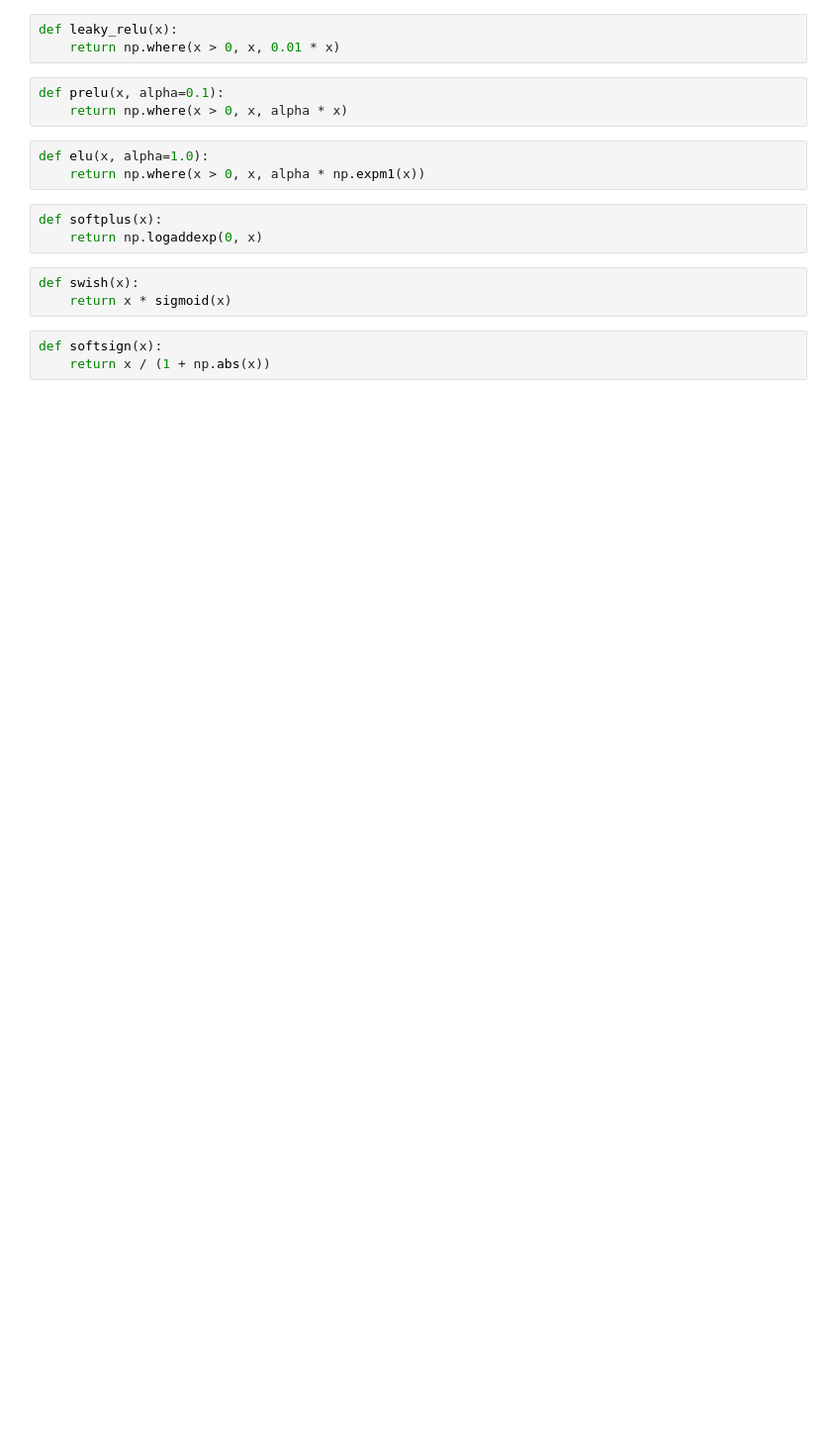
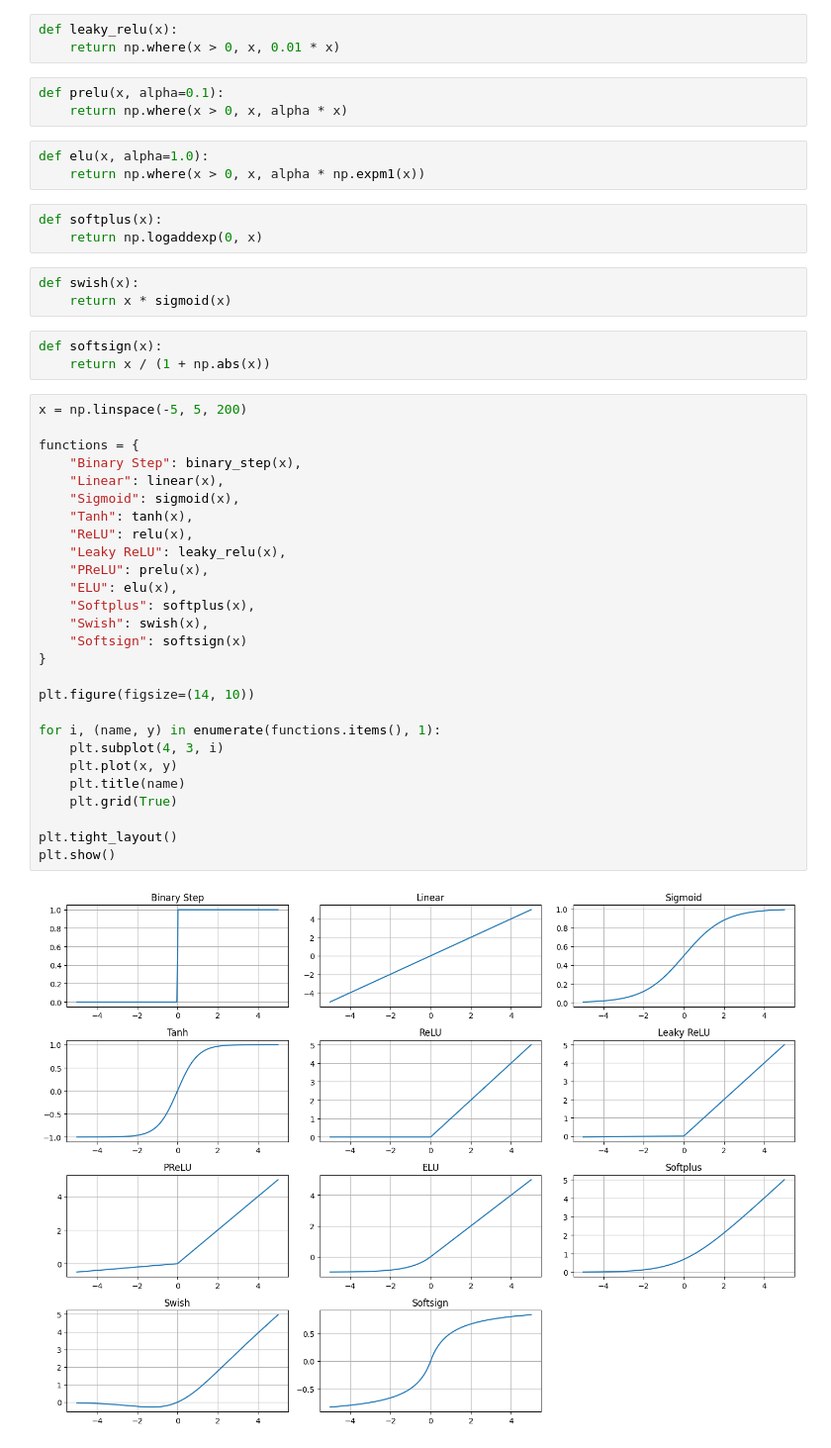
Before and after one commit to Savindi2002/data-science-journey, a Jupyter notebook: Activation_function.ipynb, the cells around one changed output. Shown at 99% size. Saved outputs shown, nothing was run; the diff lists cells and outputs as text; blank space fills up the shorter version.

Commit message:
Plot all 11 activation functions

```diff
--- a/Activation_function.ipynb
+++ b/Activation_function.ipynb
@@ -96,3 +96,32 @@ def swish(x):
 # %%
 def softsign(x):
     return x / (1 + np.abs(x))
+# %%
+x = np.linspace(-5, 5, 200)
+
+functions = {
+    "Binary Step": binary_step(x),
+    "Linear": linear(x),
+    "Sigmoid": sigmoid(x),
+    "Tanh": tanh(x),
+    "ReLU": relu(x),
+    "Leaky ReLU": leaky_relu(x),
+    "PReLU": prelu(x),
+    "ELU": elu(x),
+    "Softplus": softplus(x),
+    "Swish": swish(x),
+    "Softsign": softsign(x)
+}
+
+plt.figure(figsize=(14, 10))
+
+for i, (name, y) in enumerate(functions.items(), 1):
+    plt.subplot(4, 3, i)
+    plt.plot(x, y)
+    plt.title(name)
+    plt.grid(True)
+
+plt.tight_layout()
+plt.show()
+# %% [output]
+[figure, added]
```
